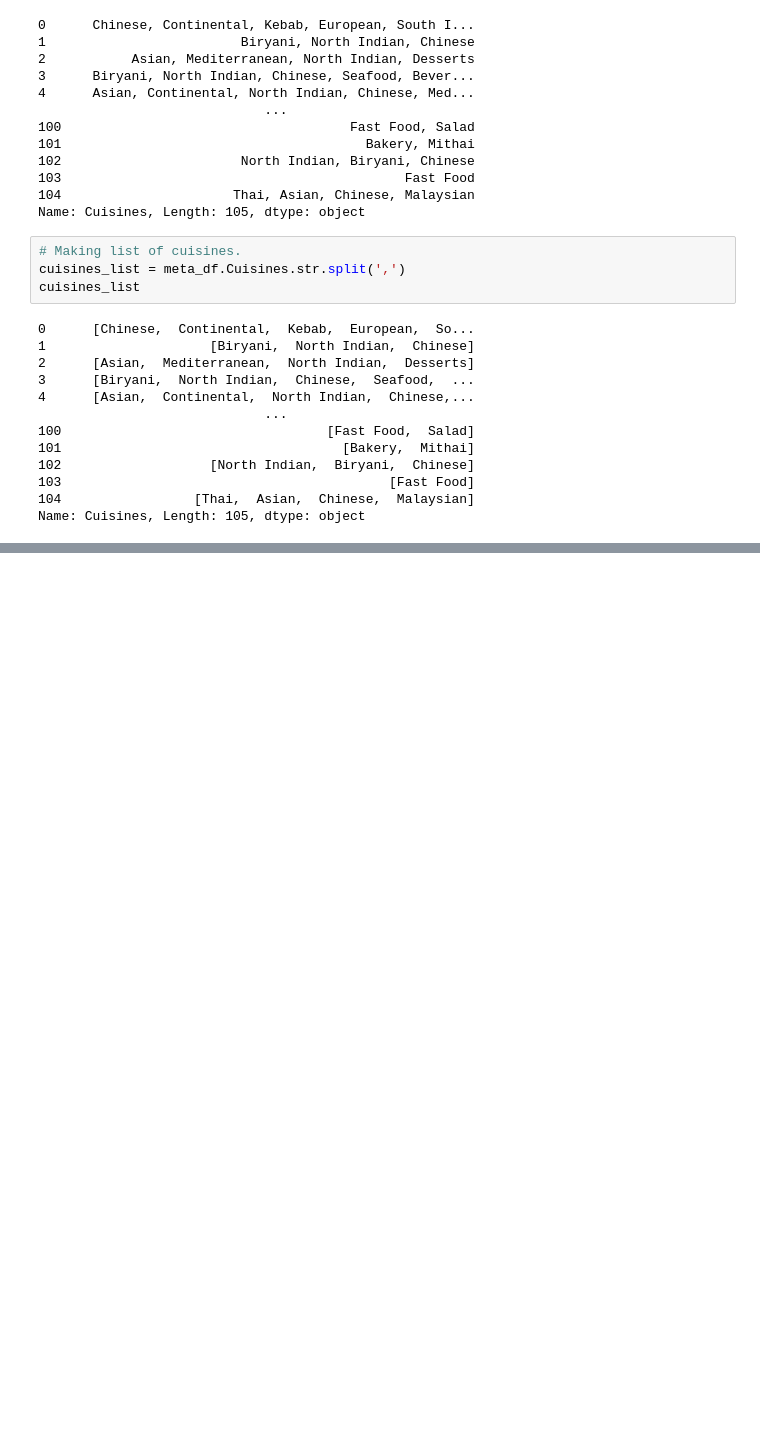
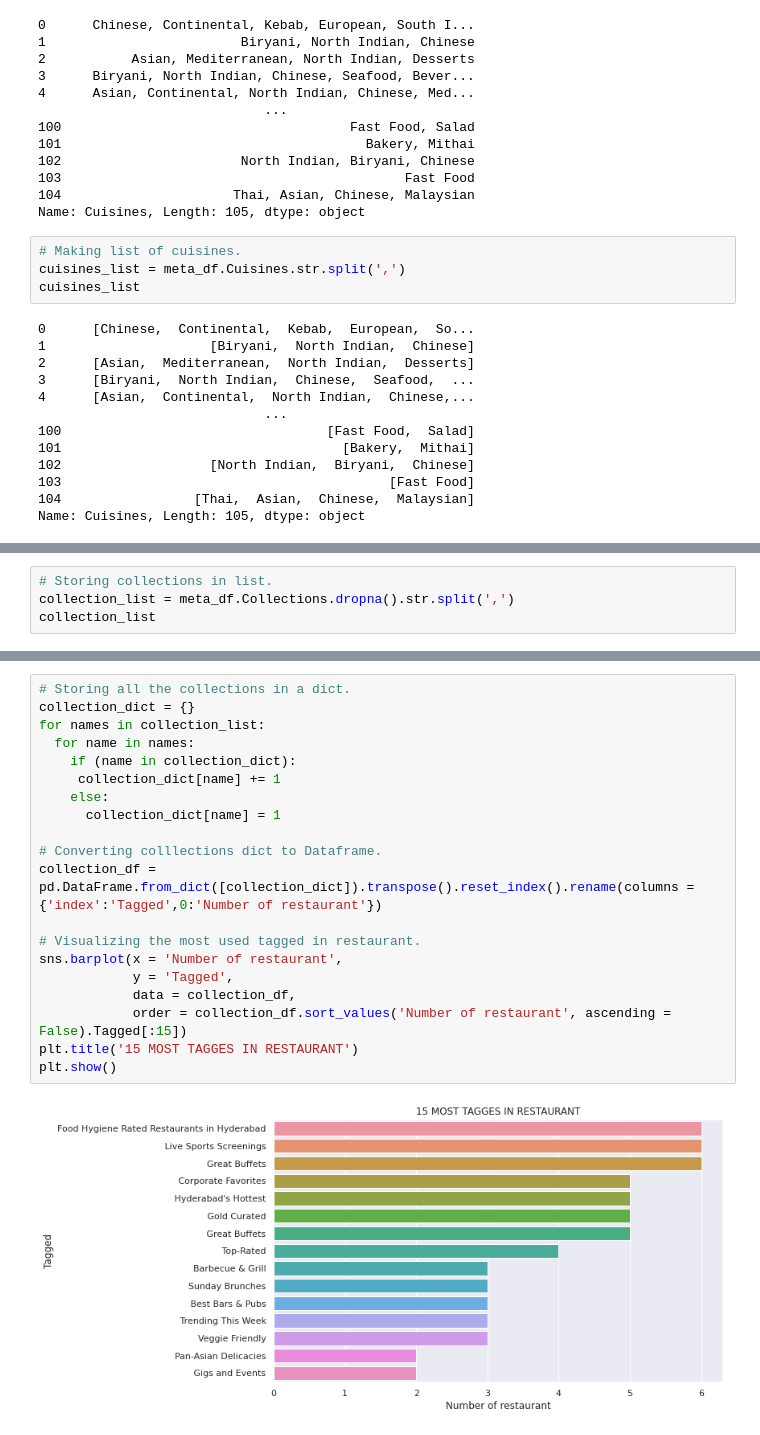
Before and after one commit to itsmimahi/ZOMATO-RESTAURANT-CLUSTERING-AND-SENTIMENT-ANALYSIS, a Jupyter notebook: Copy_of_ZOMATO_RESTAURANT_CLUSTERING_AND_SENTIMENT_ANALYSIS.ipynb, the cells around one changed output, grey strips where cells are left out. Saved outputs shown, nothing was run; the diff lists cells and outputs as text; blank space fills up the shorter version.

```diff
--- a/Copy_of_ZOMATO_RESTAURANT_CLUSTERING_AND_SENTIMENT_ANALYSIS.ipynb
+++ b/Copy_of_ZOMATO_RESTAURANT_CLUSTERING_AND_SENTIMENT_ANALYSIS.ipynb
@@ -491,0 +540,4 @@ Name: Cuisines, Length: 105, dtype: object
+# %%
+# Storing collections in list.
+collection_list = meta_df.Collections.dropna().str.split(',')
+collection_list
@@ -491,0 +562,22 @@ Name: Cuisines, Length: 105, dtype: object
+# %%
+# Storing all the collections in a dict.
+collection_dict = {}
+for names in collection_list:
+  for name in names:
+    if (name in collection_dict):
+     collection_dict[name] += 1
+    else:
+      collection_dict[name] = 1
+
+# Converting colllections dict to Dataframe.
+collection_df = pd.DataFrame.from_dict([collection_dict]).transpose().reset_index().rename(columns = {'index':'Tagged',0:'Number of restaurant'})
+
+# Visualizing the most used tagged in restaurant.
+sns.barplot(x = 'Number of restaurant',
+            y = 'Tagged',
+            data = collection_df,
+            order = collection_df.sort_values('Number of restaurant', ascending = False).Tagged[:15])
+plt.title('15 MOST TAGGES IN RESTAURANT')
+plt.show()
+# %% [output]
+[figure, added]
```
Also changed, not shown: parts of 13 cells of this notebook.
